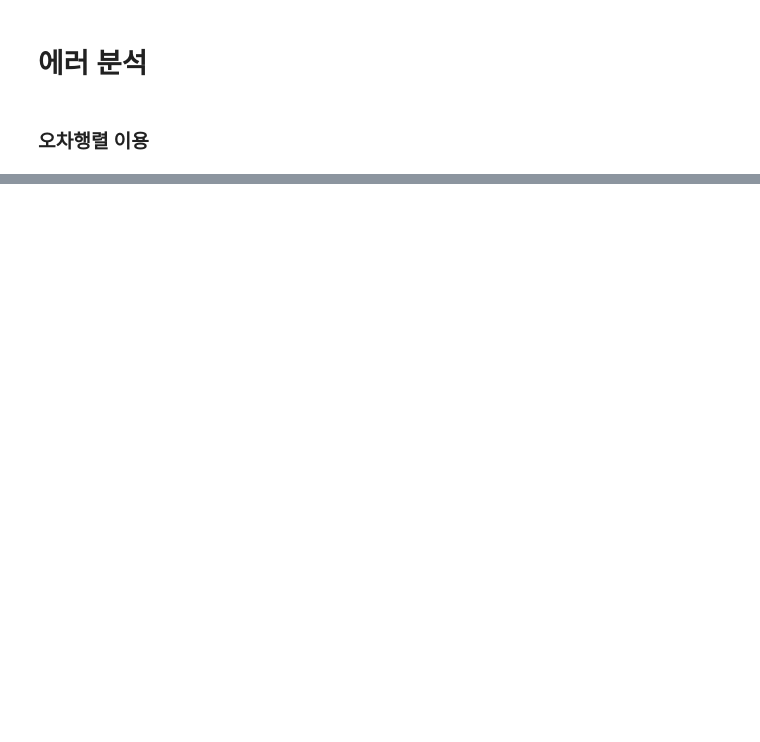
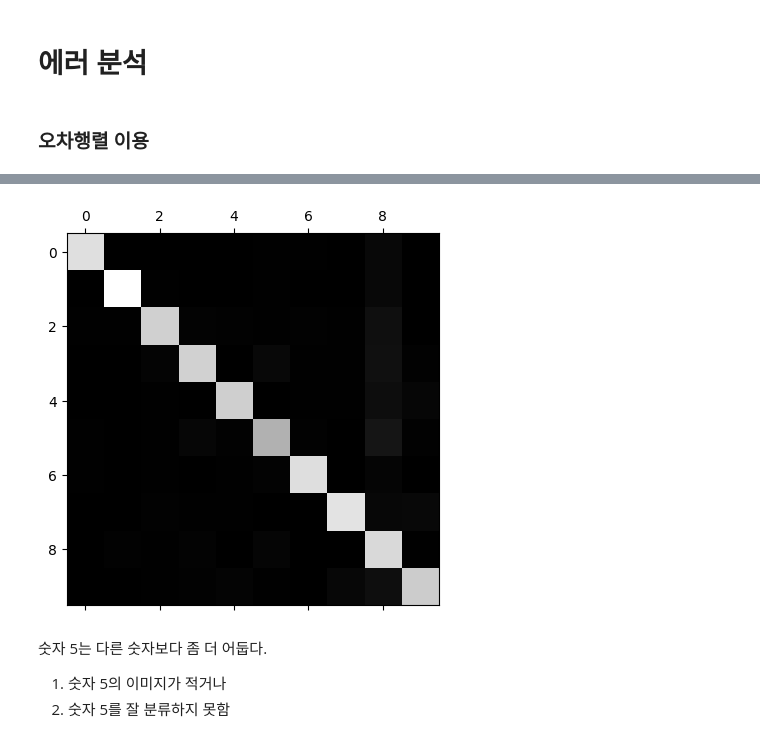
Before and after one commit to cwhoaon/ML_workspace, a Jupyter notebook: MNIST.ipynb, the cells around one changed output, grey strips where cells are left out. Saved outputs shown, nothing was run; the diff lists cells and outputs as text; code cells hidden in the pictures; blank space fills up the shorter version.

```diff
--- a/MNIST.ipynb
+++ b/MNIST.ipynb
@@ -268,6 +277,4 @@ svm_clf.classes_
 #OneVsOneClassifier, OneVsRestClassifier 를 통해서 OvO, OvR 설정 가능
 
 from sklearn.multiclass import OneVsRestClassifier
-ovr_clf = OneVsRestClassifier(SVC())
-ovr_clf.fit(X_train, y_train)
-ovr_clf.predict([some_digit])
+ovr_clf = OneVsRestClassifier(SVC(), n_jobs=-1)
@@ -302,5 +320,5 @@ cross_val_score(sgd_clf, X_train_scaled, y_train, cv=3, scoring="accuracy", n_jo
 # %% [markdown]
 ### 오차행렬 이용
 # %%
-y_train_pred = cross_val_predict(sgd_clf, X_train_scaeld, y_train, cv=3)
+y_train_pred = cross_val_predict(sgd_clf, X_train_scaled, y_train, cv=3, n_jobs=-1)
 conf_mx = confusion_matrix(y_train, y_train_pred)
@@ -306,0 +339,9 @@ conf_mx = confusion_matrix(y_train, y_train_pred)
+# %%
+plt.matshow(conf_mx, cmap=plt.cm.gray)
+plt.show()
+# %% [output]
+[figure, added]
+# %% [markdown]
+숫자 5는 다른 숫자보다 좀 더 어둡다.
+1. 숫자 5의 이미지가 적거나
+2. 숫자 5를 잘 분류하지 못함
```
Also changed, not shown: parts of 50 cells of this notebook.
